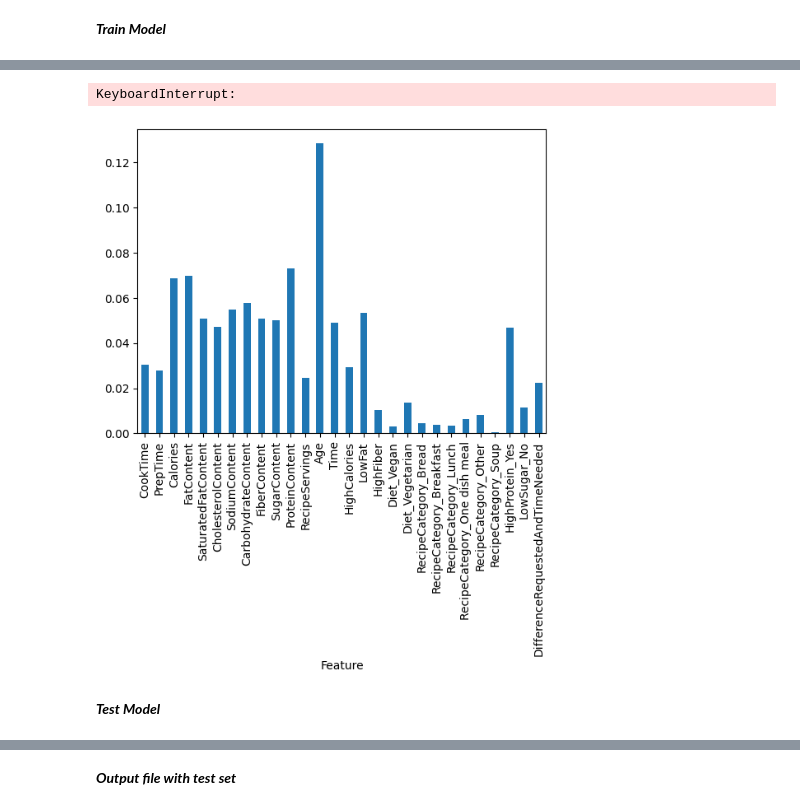
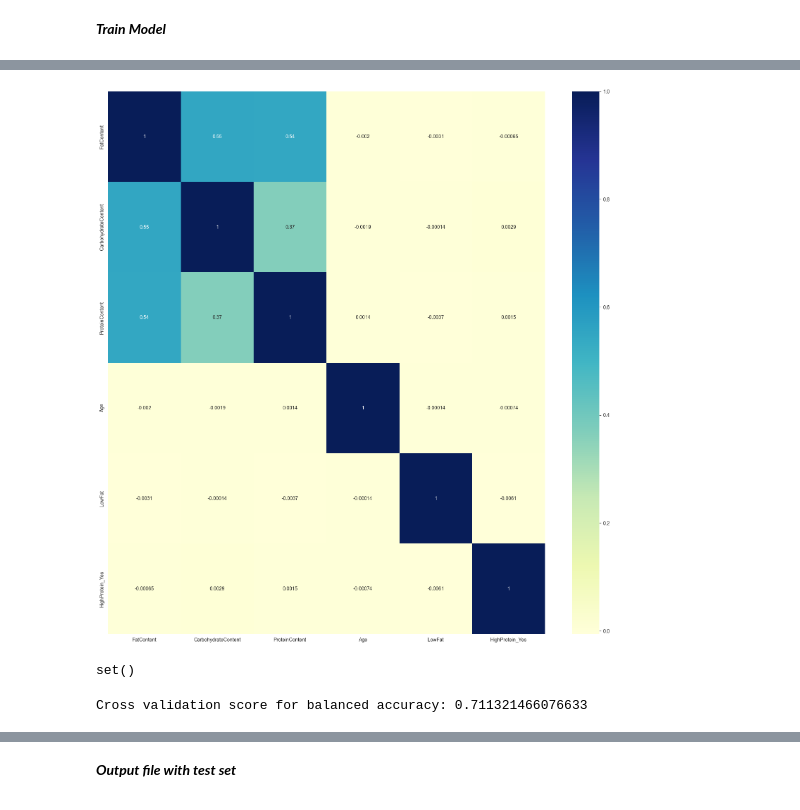
Before and after one commit to MittmannM/AnalyticsCupTUM, a Jupyter notebook: AC.ipynb, the cells around one changed output, grey strips where cells are left out. Saved outputs shown, nothing was run; the diff lists cells and outputs as text; code cells hidden in the pictures.

Commit message:
added DietMatchesRecipe

```diff
--- a/AC.ipynb
+++ b/AC.ipynb
@@ -206,6 +179,11 @@ median_without_outliers = train_set.loc[~outliers, 'RecipeServings'].median()
 train_set.loc[outliers, 'RecipeServings'] = median_without_outliers
 outliers = (train_set['Like'] == True) & (train_set['RecipeServings'] > 400)
 train_set.loc[outliers, 'RecipeServings'] = median_without_outliers
+
+
+outliers = train_set["Calories"] > 40000
+median_without_outliers = train_set.loc[~outliers, "Calories"].median()
+train_set.loc[outliers, 'Calories'] = median_without_outliers
 # %%
 # needs to be done after outlier removal
 recipesServings_mean = train_set['RecipeServings'].mean()
@@ -217,7 +195,3 @@ A value is trying to be set on a copy of a slice from a DataFrame
 
 See the caveats in the documentation: https://pandas.pydata.org/pandas-docs/stable/user_guide/indexing.html#returning-a-view-versus-a-copy
   test_set['RecipeServings'].fillna(recipesServings_mean, inplace=True)
-# %%
-# Add additional varibale for difference in requested time and recipe time
-train_set["DifferenceRequestedAndTimeNeeded"] = train_set["Time"] - (train_set["CookTime"] + train_set["PrepTime"])
-test_set["DifferenceRequestedAndTimeNeeded"] = test_set["Time"] - (test_set["CookTime"] + test_set["PrepTime"])
@@ -285,23 +271,34 @@ X_train, X_test, y_train, y_test = \
+# %%
+import seaborn as sns
+plt.figure(figsize=(20,20))
+cor = X_train.corr()
+sns.heatmap(cor, annot=True, cmap="YlGnBu")
+plt.show()
+# %% [output]
+[figure, added]
+# %%
+def correlation(df, threshhold):
+    col_corr = set()
+    corr_matrix = df.corr()
+    for i in range(len(corr_matrix.columns)):
+        for j in range(i):
+            if abs(corr_matrix.iloc[i,j] > threshhold):
+                colname = corr_matrix.columns[i]
+                col_corr.add(colname)
+    return col_corr
+
+corr_features = correlation(X_train, 0.7)
+corr_features
+# %% [output]
+set()
 # %%
-train_model = RandomForestClassifier(n_estimators=100, random_state=seed)
+# Gradient Boosting
+
+train_model = GradientBoostingClassifier(n_estimators=300, learning_rate=0.7, random_state=seed)
 
 train_model.fit(X_train,y_train)
 
-# Calculate balanced accuracy
-pred = train_model.predict(X_test)
 score = np.mean(cross_val_score(train_model, X_train, y_train, cv=4, scoring="balanced_accuracy"))
 print("Cross validation score for balanced accuracy: " + str(score))
 # %% [output]
-KeyboardInterrupt:
+Cross validation score for balanced accuracy: 0.711321466076633
-# %%
-# Plot feature importance
-
-importance_values = train_model.feature_importances_
-importance_df = pd.DataFrame({'Feature': X.columns, 'Importance': importance_values})
-imp_plot = importance_df.plot(kind='bar', x='Feature', y='Importance', legend=False)
-imp_plot.plot()
-plt.show()
-# %% [output]
-[figure, removed]
-# %% [markdown]
-***Test Model***
```
Also changed, not shown: parts of 21 cells of this notebook, 4 other files.
